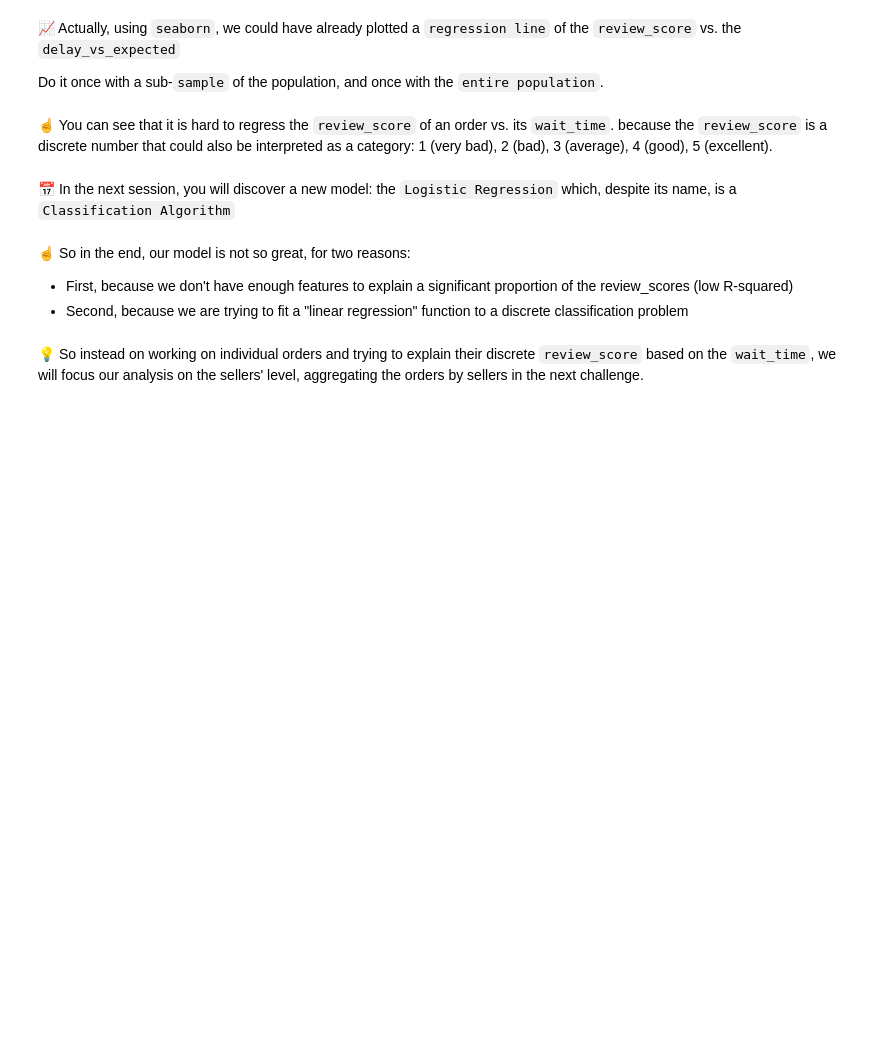
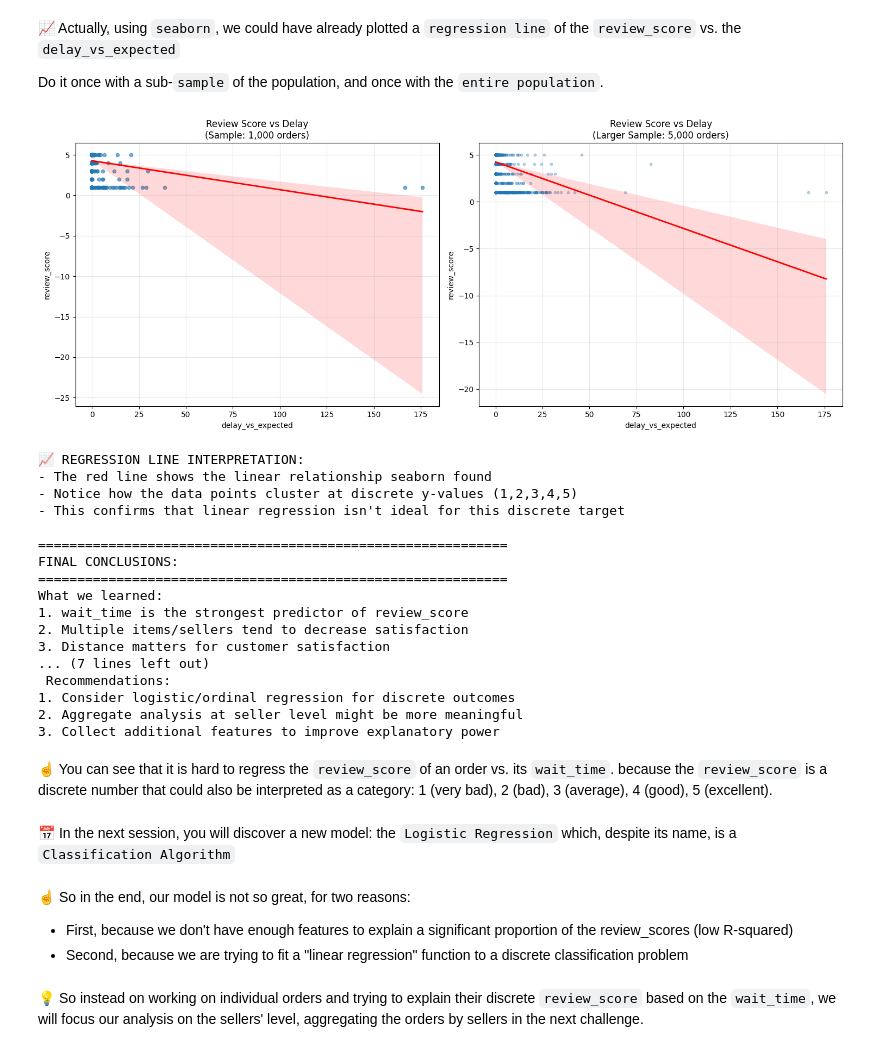
Before and after one commit to Emtenan12/data-orders-regression, a Jupyter notebook: orders_regression.ipynb, the cells around one changed output. Drawn from its saved outputs; the diff is of its cells as text; code cells hidden in the pictures; blank space fills up the shorter version.

```diff
--- a/orders_regression.ipynb
+++ b/orders_regression.ipynb
@@ -176,3 +408,69 @@ Do it once with a sub-`sample` of the population, and once with the `entire popu
+# %%
+plt.figure(figsize=(15, 6))
+
+# Create sample for cleaner visualization
+sample_size = 1000
+sample_orders = orders.sample(n=min(sample_size, len(orders)), random_state=42)
+
+plt.subplot(1, 2, 1)
+sns.regplot(data=sample_orders, x='delay_vs_expected', y='review_score',
+           scatter_kws={'alpha':0.6, 's':20},
+           line_kws={'color':'red', 'linewidth':2})
+plt.title(f'Review Score vs Delay\n(Sample: {len(sample_orders):,} orders)')
+plt.grid(alpha=0.3)
+
+# For entire population (or larger sample)
+large_sample = orders.sample(n=min(5000, len(orders)), random_state=42)
+plt.subplot(1, 2, 2)
+sns.regplot(data=large_sample, x='delay_vs_expected', y='review_score',
+           scatter_kws={'alpha':0.3, 's':10},
+           line_kws={'color':'red', 'linewidth':2})
+plt.title(f'Review Score vs Delay\n(Larger Sample: {len(large_sample):,} orders)')
+plt.grid(alpha=0.3)
+
+plt.tight_layout()
+plt.show()
+
+print("\n📈 REGRESSION LINE INTERPRETATION:")
+print("- The red line shows the linear relationship seaborn found")
+print("- Notice how the data points cluster at discrete y-values (1,2,3,4,5)")
+print("- This confirms that linear regression isn't ideal for this discrete target")
+
+print("\n" + "="*60)
+print("FINAL CONCLUSIONS:")
+print("="*60)
+print("What we learned:")
+print("1. wait_time is the strongest predictor of review_score")
+print("2. Multiple items/sellers tend to decrease satisfaction")
+print("3. Distance matters for customer satisfaction")
+print("4. Our model explains ~12% of variance - limited but statistically significant")
+print("\nModel limitations:")
+print("1. Low R-squared suggests many important factors are missing")
+print("2. Linear regression isn't optimal for discrete (1-5) target variables")
+print("3. Residuals show non-normal distribution due to discrete nature")
+print("\n Recommendations:")
+print("1. Consider logistic/ordinal regression for discrete outcomes")
+print("2. Aggregate analysis at seller level might be more meaningful")
+print("3. Collect additional features to improve explanatory power")
+# %% [output]
+[figure, added]
+📈 REGRESSION LINE INTERPRETATION:
+- The red line shows the linear relationship seaborn found
+- Notice how the data points cluster at discrete y-values (1,2,3,4,5)
+- This confirms that linear regression isn't ideal for this discrete target
+
+============================================================
+FINAL CONCLUSIONS:
+============================================================
+What we learned:
+1. wait_time is the strongest predictor of review_score
+2. Multiple items/sellers tend to decrease satisfaction
+3. Distance matters for customer satisfaction
+... (7 lines left out)
+ Recommendations:
+1. Consider logistic/ordinal regression for discrete outcomes
+2. Aggregate analysis at seller level might be more meaningful
+3. Collect additional features to improve explanatory power
 # %% [markdown]
 ☝️ You can see that it is hard to regress the `review_score` of an order vs. its `wait_time`. because the `review_score` is a discrete number that could also be interpreted as a category: 1 (very bad), 2 (bad), 3 (average), 4 (good), 5 (excellent).
 # %% [markdown]
```
Also changed, not shown: parts of 25 cells of this notebook, 1 other file.
